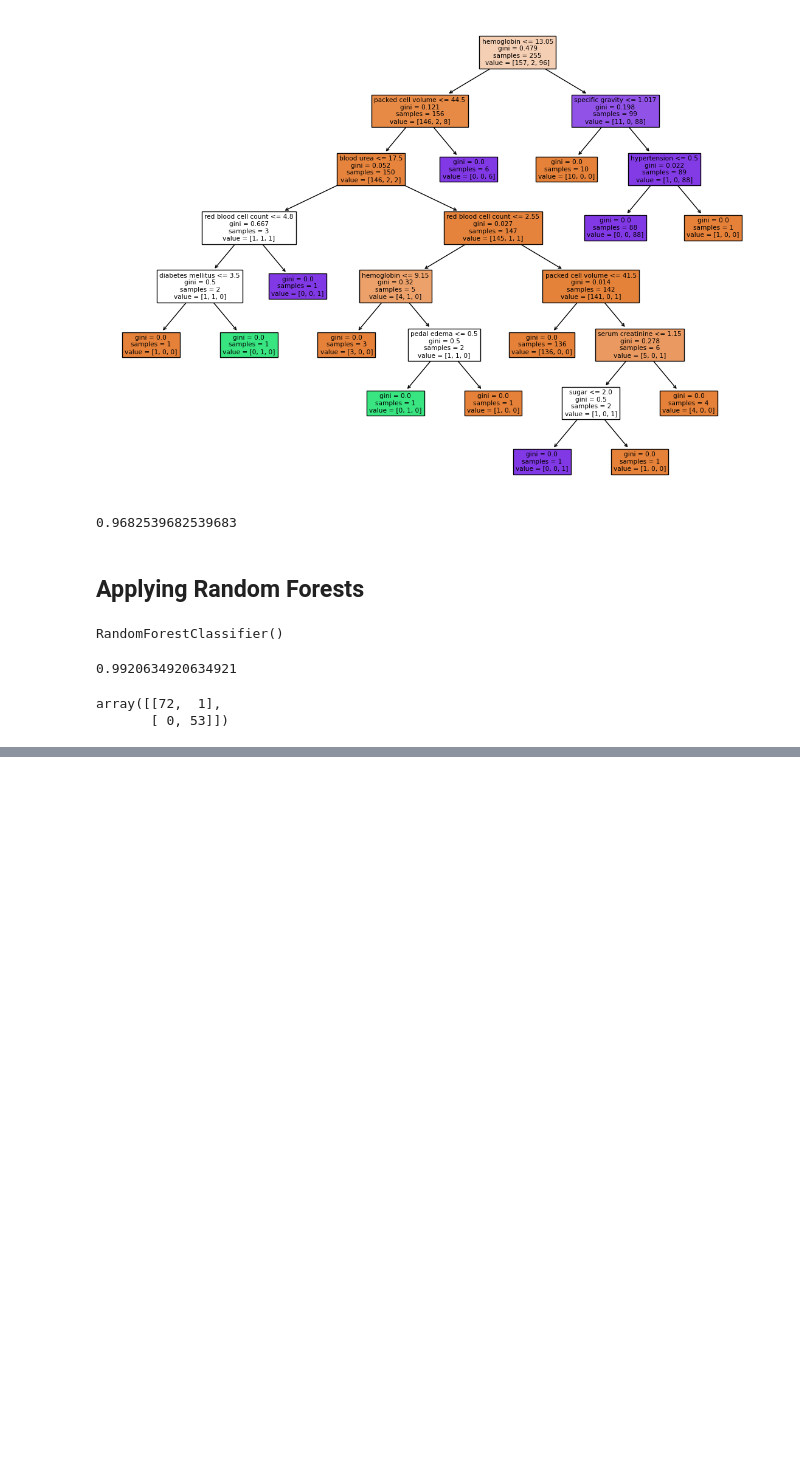
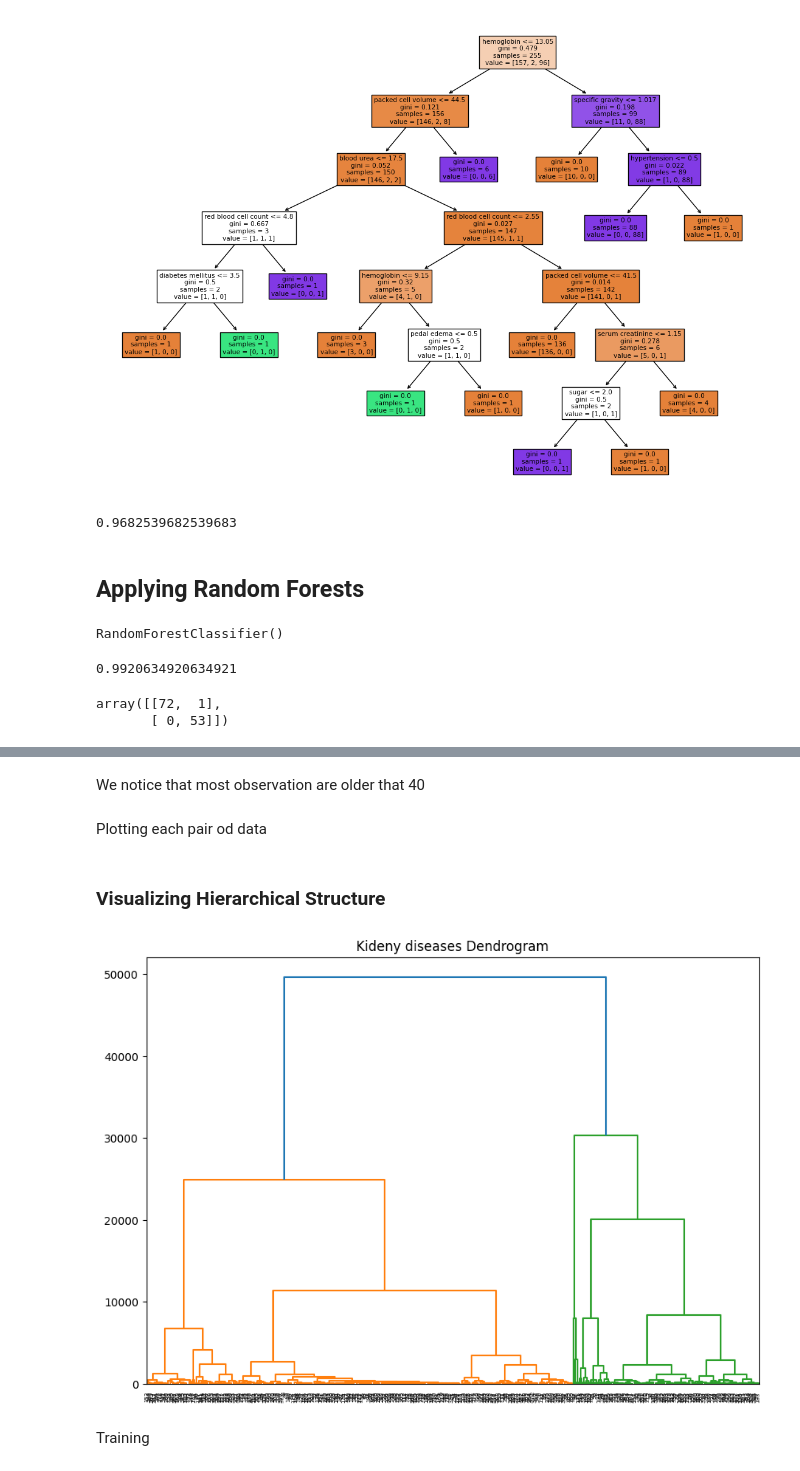
Before and after one commit to Ahmedfetni/checkpoints, a Jupyter notebook: final_ml_checkpoint/machine_learning.ipynb, the cells around one changed output, grey strips where cells are left out. Drawn from its saved outputs; the diff is of its cells as text; code cells hidden in the pictures; blank space fills up the shorter version.

```diff
--- a/final_ml_checkpoint/machine_learning.ipynb
+++ b/final_ml_checkpoint/machine_learning.ipynb
@@ -623,0 +665,4 @@ array([[72,  1],
+# %%
+# checking the age groups in a data set
+intervals = [10,20,30,40,50,60,70,80,90]
+processed_data['ages groups'] = pd.cut( x = processed_data['age'],bins=intervals)
@@ -623,0 +682,8 @@ array([[72,  1],
+# %% [markdown]
+We notice that most observation are older that 40
+# %%
+processed_data.drop('ages groups',axis=1,inplace=True)
+# %% [markdown]
+Plotting each pair od data
+# %% [markdown]
+### Visualizing Hierarchical Structure
@@ -623,0 +692,12 @@ array([[72,  1],
+# %%
+plt.figure(figsize=(10, 7))
+plt.title("Kideny diseases Dendrogram")
+clusters = shc.linkage(processed_data,
+            method='ward',
+            metric="euclidean")
+shc.dendrogram(Z=clusters)
+plt.show()
+# %% [output]
+[figure, added]
+# %% [markdown]
+Training
```
Also changed, not shown: parts of 20 cells of this notebook.
